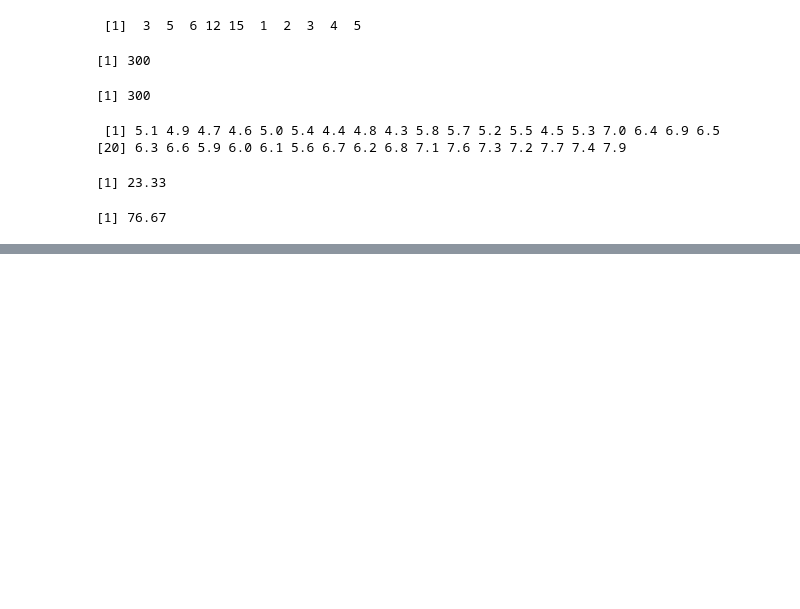
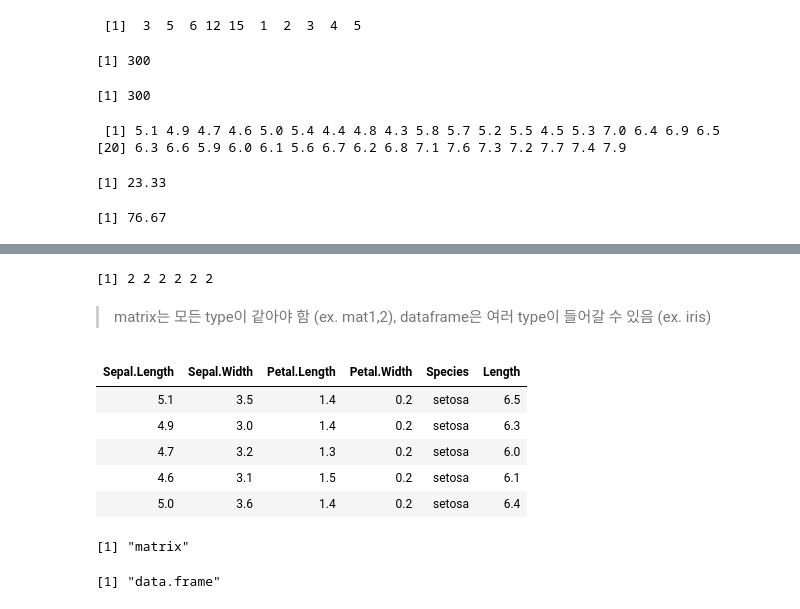
Before and after one commit to monargent0/TJRrrClass, a Jupyter notebook: 03. 벡터와 데이터프레임.ipynb, the cells around one changed output, grey strips where cells are left out. Saved outputs shown, nothing was run; the diff lists cells and outputs as text; code cells hidden in the pictures; blank space fills up the shorter version.

```diff
--- a/03. 벡터와 데이터프레임.ipynb
+++ b/03. 벡터와 데이터프레임.ipynb
@@ -225,0 +306,47 @@ round((length(iris$Sepal.Length) - length(unique(iris$Sepal.Length))) / length(i
+# %%
+# iris의 1~5번 데이터만 추출하여 irisHead라는 변수에 넣기
+irisHead <- head(iris, 5)
+
+# irisHead에 새로운 데이터 1,1,1,1,setosa추가하기
+irisHead <- rbind(irisHead, c(1,1,1,1,'setosa'))
+
+# irisHead에 abc라는 컬럼과 2,2,2,2,2의 데이터 추가하기
+abc <- rep(2,6)
+irisHead <- cbind(irisHead, abc)
+# irisHead <- cbind(irisHead, abc=rep(2,6)) # 한줄로 끝내기
+# %% [output]
+[1] 2 2 2 2 2 2
+# %%
+# iris의 1~5번 데이터만 추출하여 irisHead라는 데이터셋 만들기
+
+irisHead = iris[1:5,]
+
+irisHead <- cbind(irisHead,Length=irisHead$Sepal.Length + irisHead$Petal.Length) # Matrix 방식
+# %% [markdown]
+> matrix는 모든 type이 같아야 함 (ex. mat1,2), dataframe은 여러 type이 들어갈 수 있음 (ex. iris)
+# %%
+# 컬럼이름 지정해서 추가, 반복 실행해도 여러번 추가되지 않는다.
+irisHead$Length <- irisHead$Sepal.Length + irisHead$Petal.Length # dataframe
+# 데이터프레임 컬럼 추가할때는 꼭 이렇게 추가해야 한다.
+# %%
+irisHead
+# %% [output]
+| Sepal.Length | Sepal.Width | Petal.Length | Petal.Width | Species | Length |
+| 5.1 | 3.5 | 1.4 | 0.2 | setosa | 6.5 |
+| 4.9 | 3.0 | 1.4 | 0.2 | setosa | 6.3 |
+| 4.7 | 3.2 | 1.3 | 0.2 | setosa | 6.0 |
+| 4.6 | 3.1 | 1.5 | 0.2 | setosa | 6.1 |
+| 5.0 | 3.6 | 1.4 | 0.2 | setosa | 6.4 |
+# %%
+# iris 에서 Sepal.Length와 Sepal.Width만 추출하여 irisM이라는 '데이터프레임' 만들기
+sl <- iris$Sepal.Length
+sw <- iris$Sepal.Width
+# 오답
+irisM <- cbind(sl,sw) # 데이터프레임이 아니다. 행렬(Matrix)이다.
+class(irisM)
+# 정답
+irisM <- as.data.frame(irisM) # 데이터프레임으로 형변환
+class(irisM)
+# %% [output]
+[1] "matrix"
+[1] "data.frame"
```
Also changed, not shown: parts of 22 cells of this notebook.
